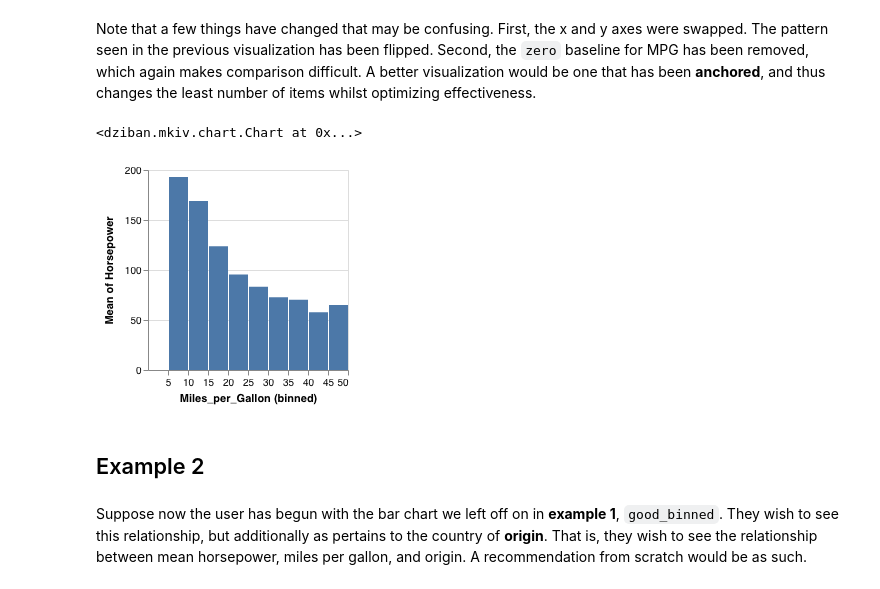
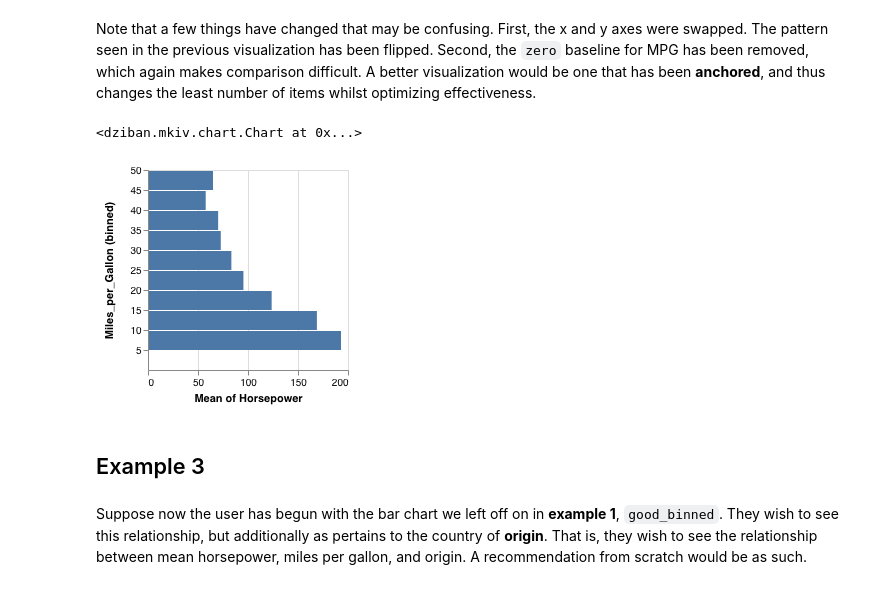
Before and after one commit to uwdata/dziban, a Jupyter notebook: examples/MKIV.ipynb, the cells around one changed output. Saved outputs shown, nothing was run; the diff lists cells and outputs as text; code cells hidden in the pictures.

```diff
--- a/examples/MKIV.ipynb
+++ b/examples/MKIV.ipynb
@@ -42,13 +33,13 @@ bad_binned
 # %% [markdown]
 Note that a few things have changed that may be confusing. First, the x and y axes were swapped. The pattern seen in the previous visualization has been flipped. Second, the `zero` baseline for MPG has been removed, which again makes comparison difficult. A better visualization would be one that has been __anchored__, and thus changes the least number of items whilst optimizing effectiveness.
 # %%
-good_binned = bad_binned.anchor(scatter)
+good_binned = bad_binned.anchor_on(scatter)
 good_binned
 # %% [output]
 <dziban.mkiv.chart.Chart at 0x...>
-[figure, old version]
+[figure, new version]
 # %% [markdown]
-## Example 2
+## Example 3
 # %% [markdown]
 Suppose now the user has begun with the bar chart we left off on in __example 1__, `good_binned`. They wish to see this relationship, but additionally as pertains to the country of __origin__. That is, they wish to see the relationship between mean horsepower, miles per gallon, and origin. A recommendation from scratch would be as such.
 # %%
```
Also changed, not shown: parts of 18 cells of this notebook, 3 other files.
